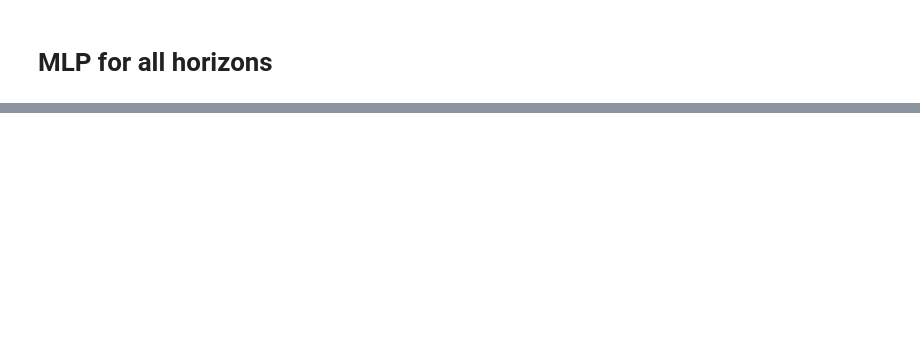
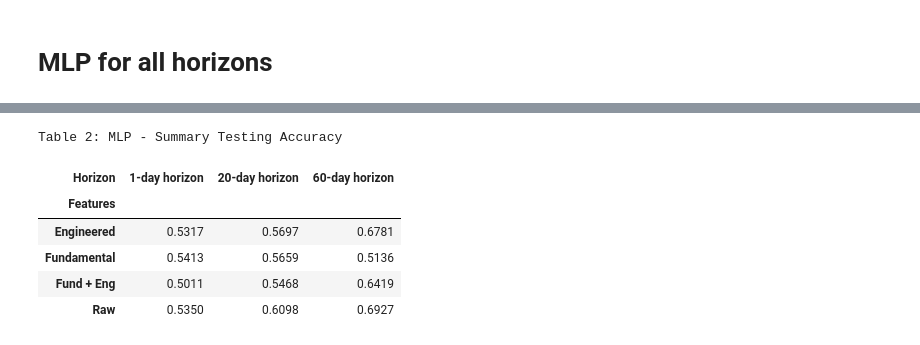
Before and after one commit to RipaltaOriol/ML-Stock-Predictor, a Jupyter notebook: shallow_MLP_model.ipynb, the cells around one changed output, grey strips where cells are left out. Saved outputs shown, nothing was run; the diff lists cells and outputs as text; code cells hidden in the pictures; blank space fills up the shorter version.

```diff
--- a/shallow_MLP_model.ipynb
+++ b/shallow_MLP_model.ipynb
@@ -192,2 +28,0 @@ train,val,test = hf.time_split(df,0.7,0.15,'date')
-# %%
-mlp.run_optimize_eval_MLP(train, val, test, FEATURES, TARGET)
@@ -391,0 +258,38 @@ weighted avg       0.54      0.59      0.52       625
+# %%
+test_acc_df = res_df.pivot(index = "Features", columns = "Horizon", values = "Test Accuracy")
+test_acc_df = test_acc_df.rename(columns={
+    "y_1": "1-day horizon",
+    "y_20": "20-day horizon",
+    "y_60": "60-day horizon"
+})
+
+test_acc_df = test_acc_df.rename(index={
+    "raw": "Raw",
+    "eng": "Engineered",
+    "fund": "Fundamental",
+    "fund_eng": "Fund + Eng"
+})
+
+test_acc_st = (
+    test_acc_df.style
+      .set_caption("Table 2: MLP -  Summary Testing Accuracy")
+      .format("{:.4f}")              # numeric formatting
+      .set_table_styles([
+          {"selector": "table", "props": "width:100%; border-collapse:separate; border-spacing:10px;"},
+          {"selector": "th, td", "props": "padding:10px;"},
+          {"selector": "th", "props": "font-size:12pt;"},
+          {"selector": "td", "props": "font-size:11pt;"},
+      ])
+      .set_properties(**{"min-width": "120px"})
+)
+dfi.export(test_acc_st, "MLP_table_test_accuracy.png", table_conversion="matplotlib")
+# %%
+test_acc_st
+# %% [output]
+Table 2: MLP - Summary Testing Accuracy
+| Horizon | 1-day horizon | 20-day horizon | 60-day horizon |
+| Features |  |  |  |
+| Engineered | 0.5317 | 0.5697 | 0.6781 |
+| Fundamental | 0.5413 | 0.5659 | 0.5136 |
+| Fund + Eng | 0.5011 | 0.5468 | 0.6419 |
+| Raw | 0.5350 | 0.6098 | 0.6927 |
```
Also changed, not shown: parts of 54 cells of this notebook, 1 other file.
